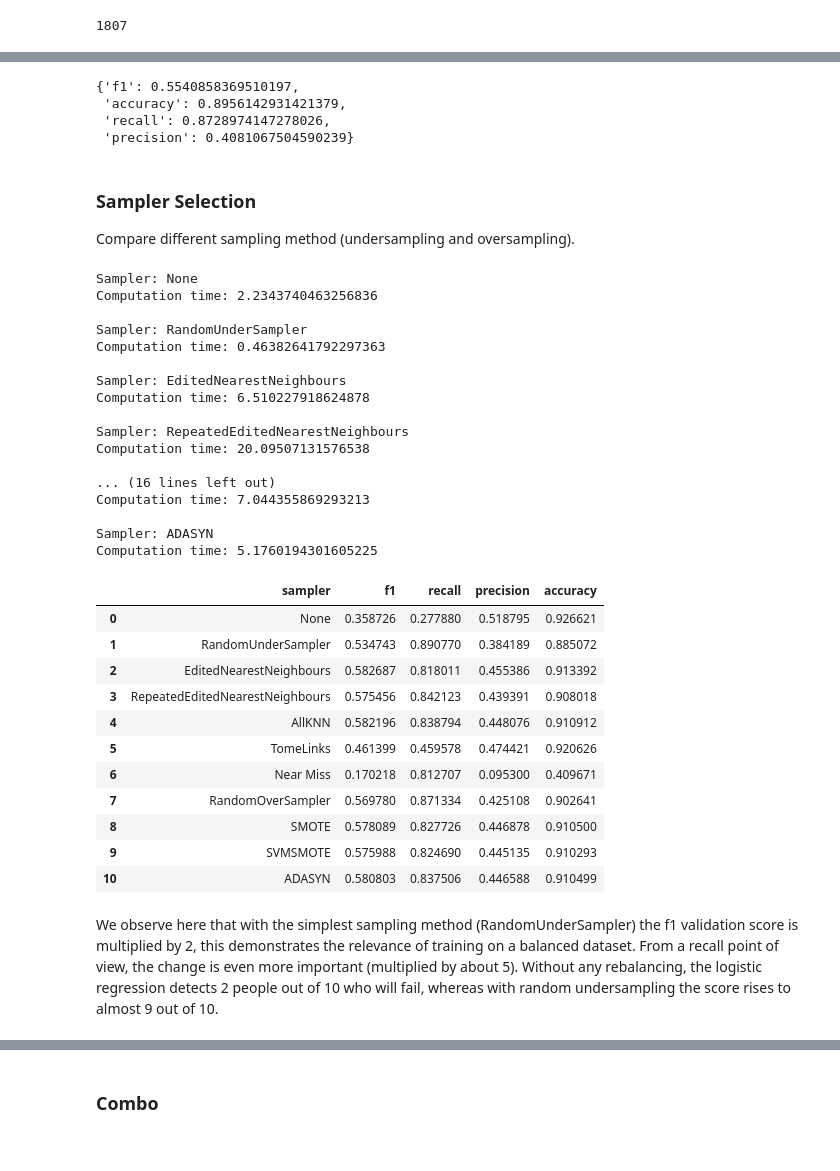
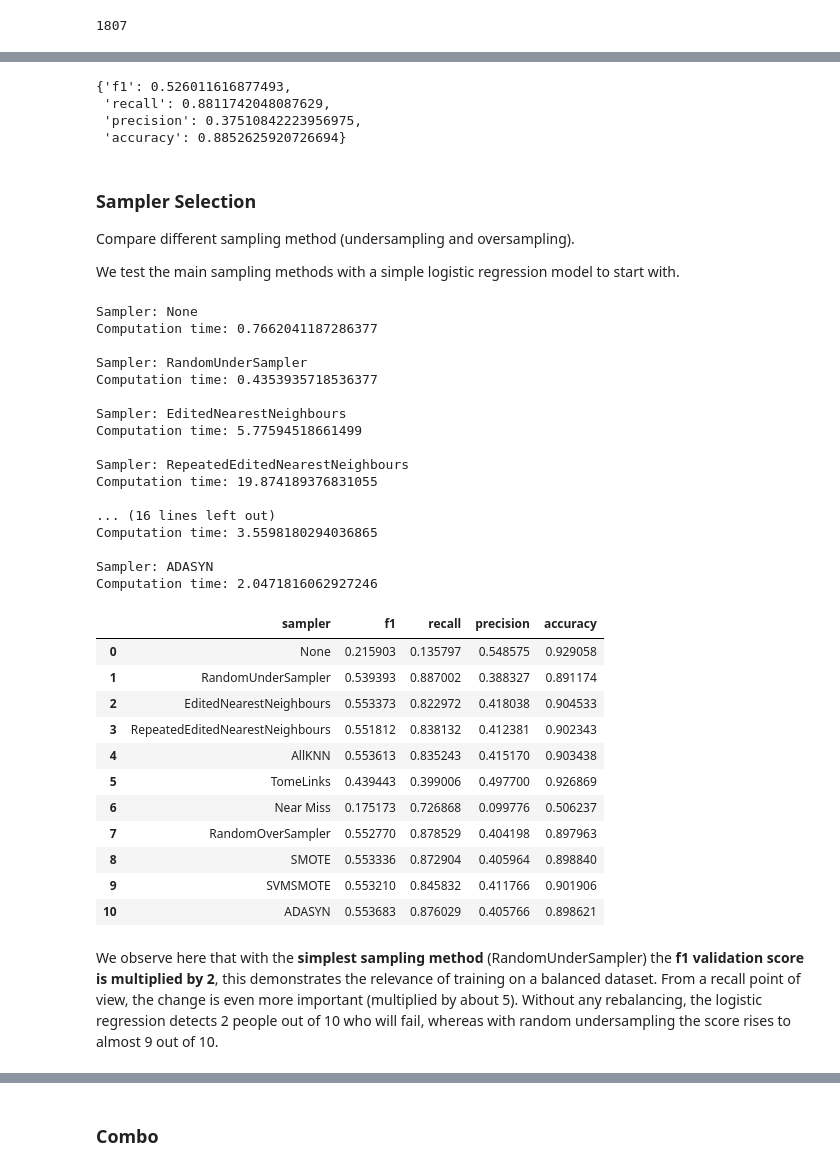
Before and after one commit to victoRambaud/credit_prediction, a Jupyter notebook: credit_prediction.ipynb, the cells around one changed output, grey strips where cells are left out. Saved outputs shown, nothing was run; the diff lists cells and outputs as text; code cells hidden in the pictures.

```diff
--- a/credit_prediction.ipynb
+++ b/credit_prediction.ipynb
@@ -213,6 +199,7 @@ def quantify_eductation(x):
 
 transformed_data["education"] = raw_data["Educational_Level"].apply(quantify_eductation)
 # %%
+# Binary encoding
 le_ct = preprocessing.LabelEncoder()
 le_ct.fit(raw_data['Customer_Type'])
 
@@ -225,6 +212,13 @@ le_s.fit(raw_data['Source'])
 def label_source(x):
     return le_s.transform([x])[0]
 
+le_pc = preprocessing.LabelEncoder()
+le_pc.fit(raw_data['P_Client'])
+
+def label_p_client(x):
+    return le_pc.transform([x])[0]
+
 transformed_data['Customer_Type'] = raw_data['Customer_Type'].apply(label_customer_type)
 transformed_data['Source'] = raw_data['Source'].apply(label_source)
+transformed_data['P_Client'] = raw_data['P_Client'].apply(label_p_client)
 # %%
@@ -247,5 +246,7 @@ As the test dataset is not provided we will separate our dataset and set a test
 # %%
-X = transformed_data.loc[:, transformed_data.columns != 'Y'].values
-y = transformed_data.loc[:,'Y'].values
+X_df = transformed_data.loc[:, transformed_data.columns != 'Y']
+y_df = transformed_data.loc[:,'Y']
+X = X_df.values
+y = y_df.values
 # %%
-X_train, X_test, y_train, y_test = train_test_split(X, y, test_size=0.1, random_state=42)
+X_train, X_test, y_train, y_test = train_test_split(X, y, test_size=0.15, random_state=5)
@@ -265,13 +273,13 @@ def pipeline(model, n_splits = 8, sampler = None):
         scaler = StandardScaler()
         scaler.fit(X_train_)
         X_train_ = scaler.transform(X_train_)
+        X_validation_ = scaler.transform(X_validation_)
 
         if sampler:
             X_train_, y_train_ = sampler.fit_resample(X_train_, y_train_)
 
         clf = model.fit(X_train_, y_train_)
 
-        X_validation_ = scaler.transform(X_validation_)
         y_predict = clf.predict(X_validation_)
 
         val_f1 += f1_score(y_validation_, y_predict)
@@ -286,26 +294,28 @@ def pipeline(model, n_splits = 8, sampler = None):
 
     return {
         "f1": val_f1,
-        "accuracy": val_acc,
         "recall": val_recall,
-        "precision": val_precision
+        "precision": val_precision,
+        "accuracy": val_acc
     }
 # %%
-n_splits = 8
+# pipeline test with LogisticRegression and RandomUnderSampler
+n_splits = 3
 model = LogisticRegression(random_state=0)
-# model = MLPClassifier()
 sampler = RandomUnderSampler(random_state=42)
 
-pipeline(model, sampler = sampler)
+pipeline(model, sampler = sampler, n_splits = n_splits)
 # %% [output]
-{'f1': 0.5540858369510197,
- 'accuracy': 0.8956142931421379,
- 'recall': 0.8728974147278026,
- 'precision': 0.4081067504590239}
+{'f1': 0.526011616877493,
+ 'recall': 0.8811742048087629,
+ 'precision': 0.37510842223956975,
+ 'accuracy': 0.8852625920726694}
 # %% [markdown]
 ### Sampler Selection
 
 Compare different sampling method (undersampling and oversampling).
+
+We test the main sampling methods with a simple logistic regression model to start with.
 # %%
 samplers = [
     ('None', None),
@@ -322,56 +332,55 @@ samplers = [
     ('ADASYN', ADASYN())
 ]
 # %%
-# model = LogisticRegression(random_state=0)
-
-model = XGBClassifier()
+model = LogisticRegression(random_state=0)
+# model = XGBClassifier()
 
 column_names = ["sampler", "f1", "recall", "precision", "accuracy"]
 scores = pd.DataFrame(columns = column_names)
 
 for sampler_name, sampler in samplers:
     t1 = time.time()
     print(f"Sampler: {sampler_name}")
     results = pipeline(model, sampler = sampler)
     score_dict = {
         "sampler": sampler_name
     }
     score_dict.update(results)
     scores = scores.append(score_dict, ignore_index=True)
     t2 = time.time()
     print(f"Computation time: {t2 - t1}")
     print()
 
 scores
 # %% [output]
 Sampler: None
-Computation time: 2.2343740463256836
+Computation time: 0.7662041187286377
 
 Sampler: RandomUnderSampler
-Computation time: 0.46382641792297363
+Computation time: 0.4353935718536377
 
 Sampler: EditedNearestNeighbours
-Computation time: 6.510227918624878
+Computation time: 5.77594518661499
 
 Sampler: RepeatedEditedNearestNeighbours
-Computation time: 20.09507131576538
+Computation time: 19.874189376831055
 
 ... (16 lines left out)
-Computation time: 7.044355869293213
+Computation time: 3.5598180294036865
 
 Sampler: ADASYN
-Computation time: 5.1760194301605225
+Computation time: 2.0471816062927246
 |  | sampler | f1 | recall | precision | accuracy |
-| 0 | None | 0.358726 | 0.277880 | 0.518795 | 0.926621 |
-| 1 | RandomUnderSampler | 0.534743 | 0.890770 | 0.384189 | 0.885072 |
-| 2 | EditedNearestNeighbours | 0.582687 | 0.818011 | 0.455386 | 0.913392 |
-| 3 | RepeatedEditedNearestNeighbours | 0.575456 | 0.842123 | 0.439391 | 0.908018 |
-| 4 | AllKNN | 0.582196 | 0.838794 | 0.448076 | 0.910912 |
-| 5 | TomeLinks | 0.461399 | 0.459578 | 0.474421 | 0.920626 |
-| 6 | Near Miss | 0.170218 | 0.812707 | 0.095300 | 0.409671 |
-| 7 | RandomOverSampler | 0.569780 | 0.871334 | 0.425108 | 0.902641 |
-| 8 | SMOTE | 0.578089 | 0.827726 | 0.446878 | 0.910500 |
-| 9 | SVMSMOTE | 0.575988 | 0.824690 | 0.445135 | 0.910293 |
-| 10 | ADASYN | 0.580803 | 0.837506 | 0.446588 | 0.910499 |
+| 0 | None | 0.215903 | 0.135797 | 0.548575 | 0.929058 |
+| 1 | RandomUnderSampler | 0.539393 | 0.887002 | 0.388327 | 0.891174 |
+| 2 | EditedNearestNeighbours | 0.553373 | 0.822972 | 0.418038 | 0.904533 |
+| 3 | RepeatedEditedNearestNeighbours | 0.551812 | 0.838132 | 0.412381 | 0.902343 |
+| 4 | AllKNN | 0.553613 | 0.835243 | 0.415170 | 0.903438 |
+| 5 | TomeLinks | 0.439443 | 0.399006 | 0.497700 | 0.926869 |
+| 6 | Near Miss | 0.175173 | 0.726868 | 0.099776 | 0.506237 |
+| 7 | RandomOverSampler | 0.552770 | 0.878529 | 0.404198 | 0.897963 |
+| 8 | SMOTE | 0.553336 | 0.872904 | 0.405964 | 0.898840 |
+| 9 | SVMSMOTE | 0.553210 | 0.845832 | 0.411766 | 0.901906 |
+| 10 | ADASYN | 0.553683 | 0.876029 | 0.405766 | 0.898621 |
 # %% [markdown]
-We observe here that with the simplest sampling method (RandomUnderSampler) the f1 validation score is multiplied by 2, this demonstrates the relevance of training on a balanced dataset. From a recall point of view, the change is even more important (multiplied by about 5). Without any rebalancing, the logistic regression detects 2 people out of 10 who will fail, whereas with random undersampling the score rises to almost 9 out of 10.
+We observe here that with the **simplest sampling method** (RandomUnderSampler) the **f1 validation score is multiplied by 2**, this demonstrates the relevance of training on a balanced dataset. From a recall point of view, the change is even more important (multiplied by about 5). Without any rebalancing, the logistic regression detects 2 people out of 10 who will fail, whereas with random undersampling the score rises to almost 9 out of 10.
```
Also changed, not shown: parts of 33 cells of this notebook, 1 other file.
